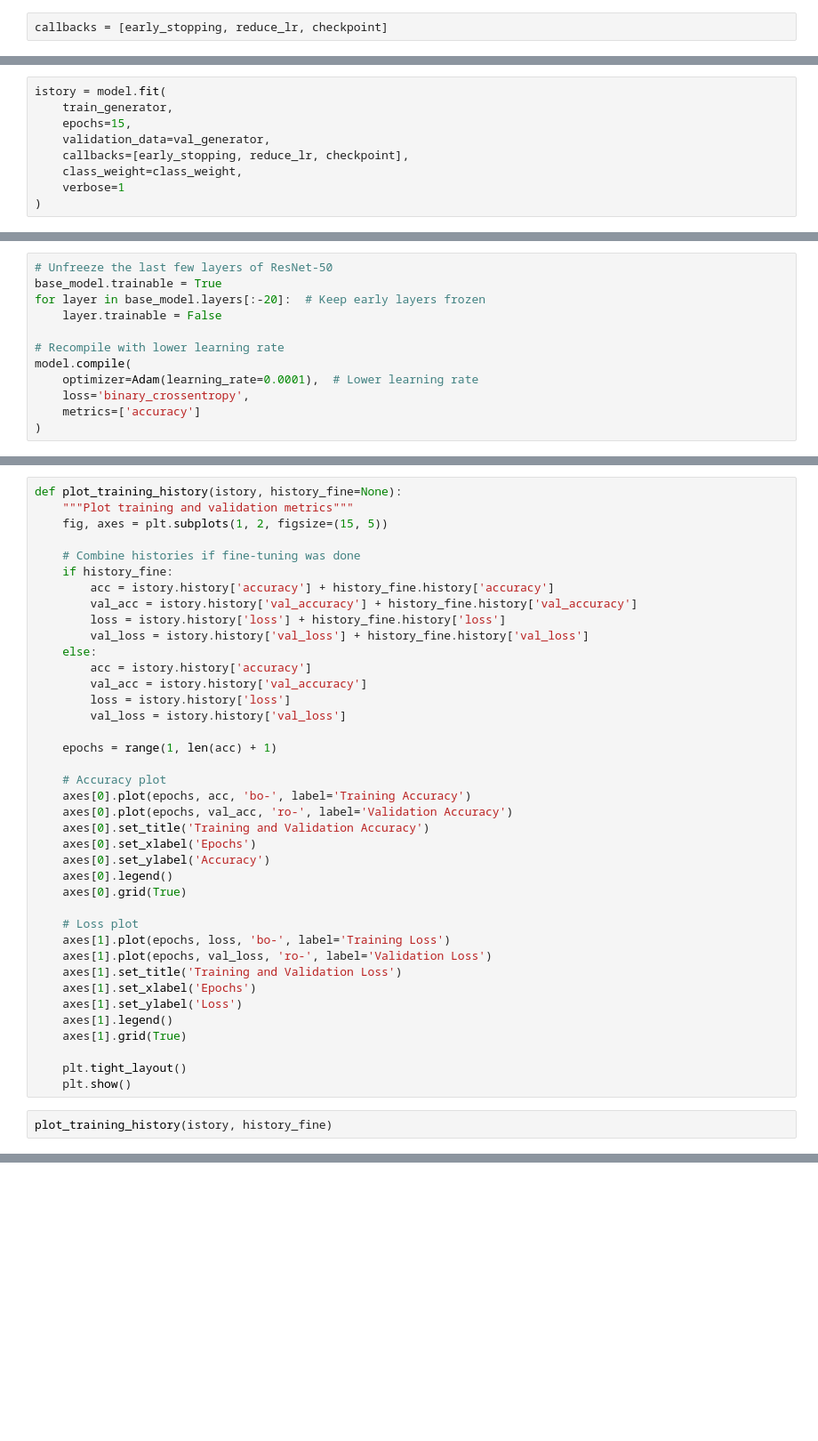
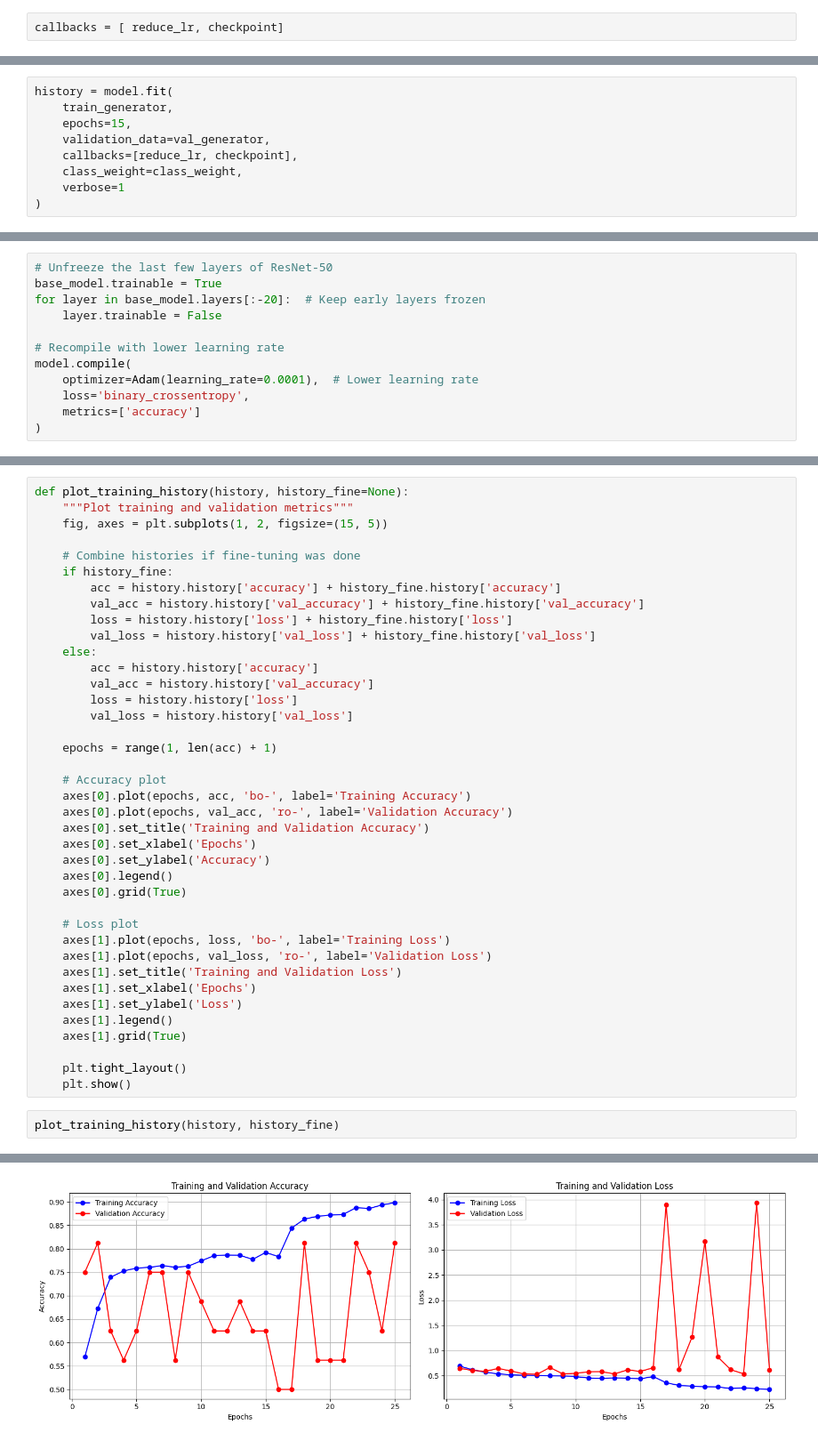
Before and after one commit to samarthnayak04/chest-xray-pneumonia, a Jupyter notebook: deepLearning.ipynb, the cells around one changed output, grey strips where cells are left out. Shown at 89% size. Cells and saved outputs as stored; diff of their text form; blank space fills up the shorter version.

```diff
--- a/deepLearning.ipynb
+++ b/deepLearning.ipynb
@@ -315,7 +315,7 @@ checkpoint = ModelCheckpoint(
     mode='max'                   # Higher accuracy is better
 )
 # %%
-callbacks = [early_stopping, reduce_lr, checkpoint]
+callbacks = [ reduce_lr, checkpoint]
 # %%
 EPOCHS = 15  # Start with 15 epochs
 VERBOSE = 1  # Show progress bar
@@ -364,10 +363,10 @@ else:
 ✅ Model compiled successfully
 # %%
-istory = model.fit(
+history = model.fit(
     train_generator,
     epochs=15,
     validation_data=val_generator,
-    callbacks=[early_stopping, reduce_lr, checkpoint],
+    callbacks=[reduce_lr, checkpoint],
     class_weight=class_weight,
     verbose=1
 )
@@ -480,19 +479,19 @@ weighted avg       0.83      0.83      0.83       624
 # %%
-def plot_training_history(istory, history_fine=None):
+def plot_training_history(history, history_fine=None):
     """Plot training and validation metrics"""
     fig, axes = plt.subplots(1, 2, figsize=(15, 5))
 
     # Combine histories if fine-tuning was done
     if history_fine:
-        acc = istory.history['accuracy'] + history_fine.history['accuracy']
-        val_acc = istory.history['val_accuracy'] + history_fine.history['val_accuracy']
-        loss = istory.history['loss'] + history_fine.history['loss']
-        val_loss = istory.history['val_loss'] + history_fine.history['val_loss']
+        acc = history.history['accuracy'] + history_fine.history['accuracy']
+        val_acc = history.history['val_accuracy'] + history_fine.history['val_accuracy']
+        loss = history.history['loss'] + history_fine.history['loss']
+        val_loss = history.history['val_loss'] + history_fine.history['val_loss']
     else:
-        acc = istory.history['accuracy']
-        val_acc = istory.history['val_accuracy']
-        loss = istory.history['loss']
-        val_loss = istory.history['val_loss']
+        acc = history.history['accuracy']
+        val_acc = history.history['val_accuracy']
+        loss = history.history['loss']
+        val_loss = history.history['val_loss']
 
     epochs = range(1, len(acc) + 1)
 
@@ -517,5 +516,5 @@ def plot_training_history(istory, history_fine=None):
     plt.tight_layout()
     plt.show()
 # %%
-plot_training_history(istory, history_fine)
+plot_training_history(history, history_fine)
 # %% [output]
@@ -522,0 +521 @@ NameError: name 'istory' is not defined
+[figure, added]
```
Also changed, not shown: parts of 18 cells of this notebook.
